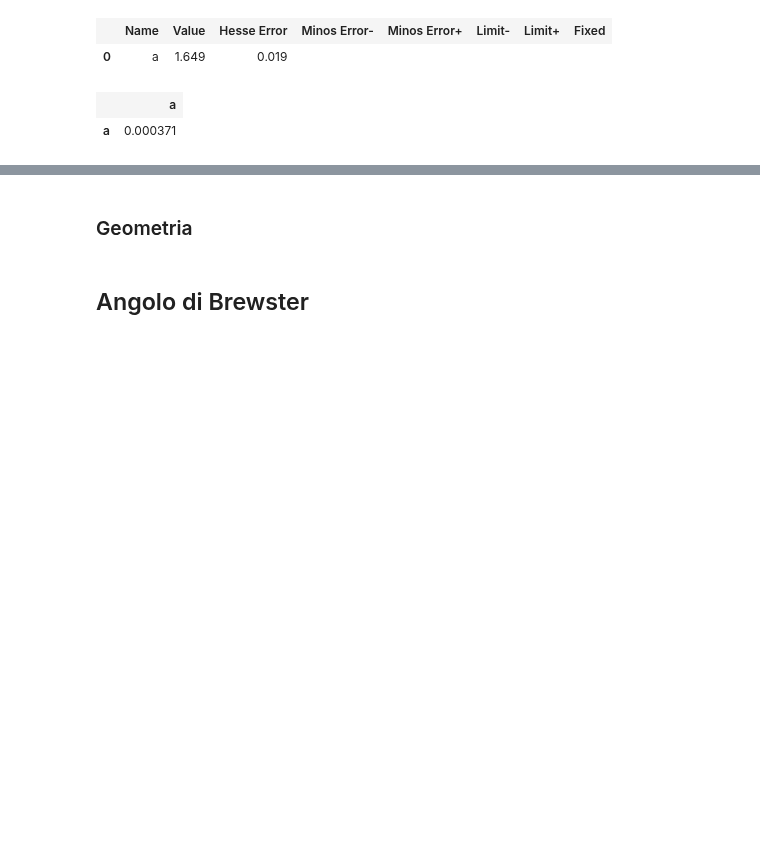
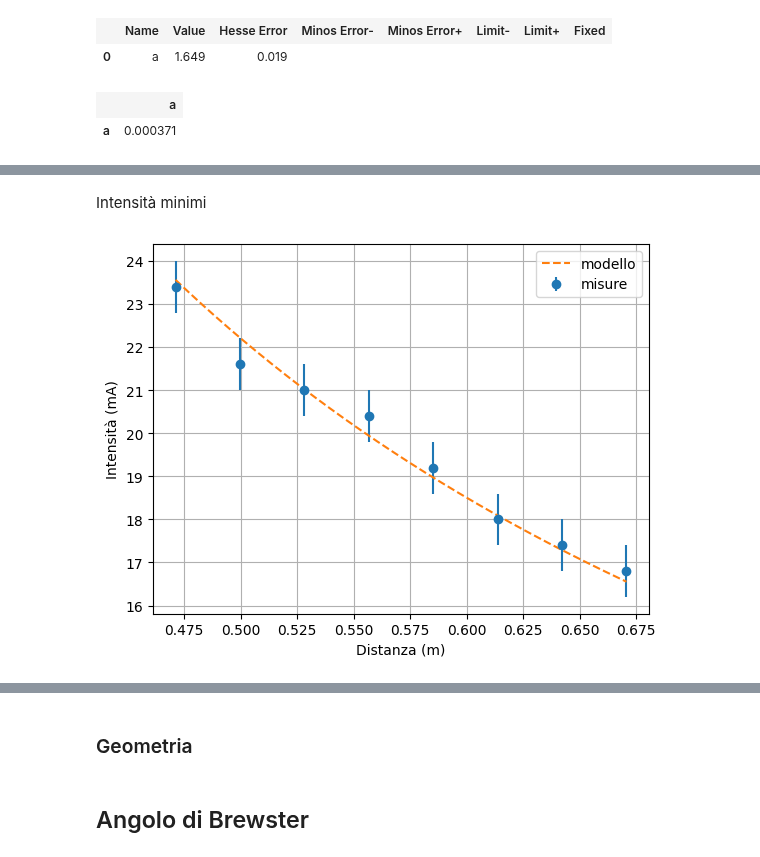
Before and after one commit to ARossiUnimib/Laboratorio-2---Gruppo-21-A.A.-2023-24, a Jupyter notebook: Notebooks/Microonde/Microonde.ipynb, the cells around one changed output, grey strips where cells are left out. Cells and saved outputs as stored; diff of their text form; code cells hidden in the pictures; blank space fills up the shorter version.

```diff
--- a/Notebooks/Microonde/Microonde.ipynb
+++ b/Notebooks/Microonde/Microonde.ipynb
@@ -184,0 +314,18 @@ display(m)
+# %% [markdown]
+Intensità minimi
+# %%
+fig,ax = plt.subplots(1,1)
+ax.set_xlabel("Distanza (m)")
+ax.set_ylabel("Intensità (mA)")
+
+x = np.linspace(d_min.min(), d_min.max(), 1000)
+y = a2 / x
+
+ax.errorbar(d_min,M_min,err_M,fmt='o',label='misure')
+ax.plot(x,y,linestyle='--',label='modello')
+
+ax.grid()
+ax.legend()
+plt.show()
+# %% [output]
+[figure, added]
```
Also changed, not shown: parts of 10 cells of this notebook.
